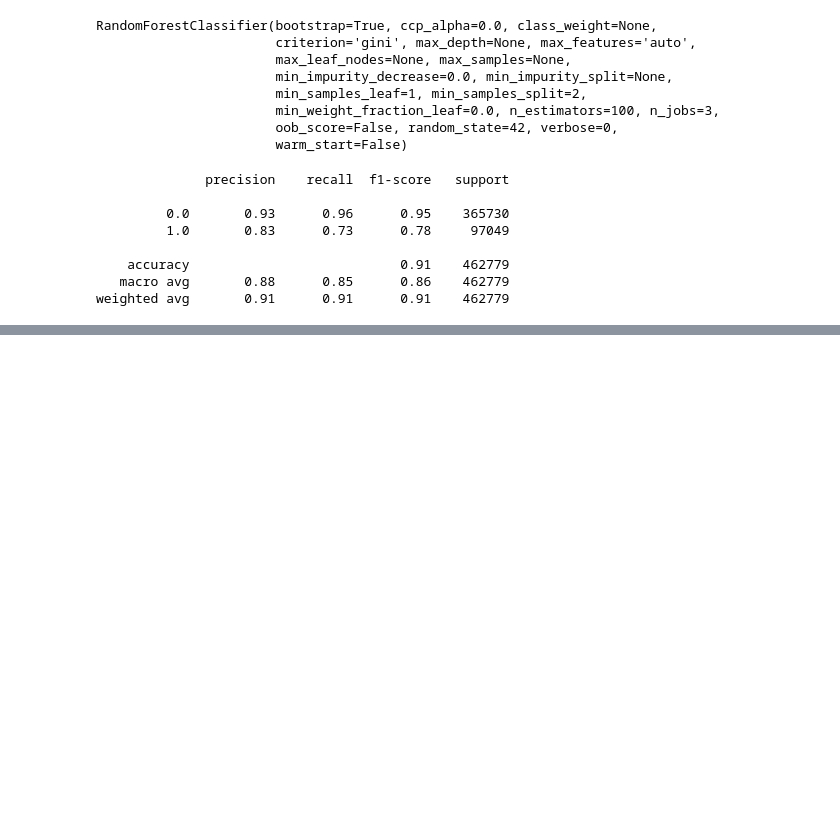
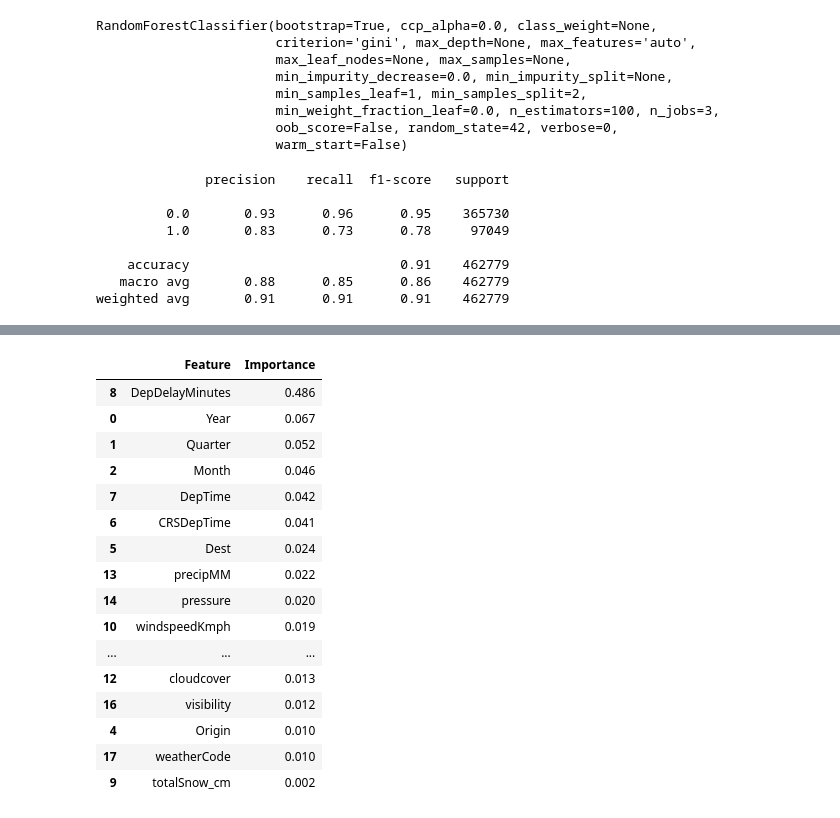
Before and after one commit to MaheshBharadwaj/FlightDelayPrediction, a Jupyter notebook: Classifier.ipynb, the cells around one changed output, grey strips where cells are left out. Saved outputs shown, nothing was run; the diff lists cells and outputs as text; code cells hidden in the pictures; blank space fills up the shorter version.

```diff
--- a/Classifier.ipynb
+++ b/Classifier.ipynb
@@ -291,3 +269,25 @@ Confusion Matrix :
+# %%
+importances = pd.DataFrame({'Feature':X_train.columns,'Importance':np.round(rfc_model.feature_importances_,3)})
+importances = importances.sort_values('Importance',ascending=False)
+importances
+# %% [output]
+|  | Feature | Importance |
+| 8 | DepDelayMinutes | 0.486 |
+| 0 | Year | 0.067 |
+| 1 | Quarter | 0.052 |
+| 2 | Month | 0.046 |
+| 7 | DepTime | 0.042 |
+| 6 | CRSDepTime | 0.041 |
+| 5 | Dest | 0.024 |
+| 13 | precipMM | 0.022 |
+| 14 | pressure | 0.020 |
+| 10 | windspeedKmph | 0.019 |
+| ... | ... | ... |
+| 12 | cloudcover | 0.013 |
+| 16 | visibility | 0.012 |
+| 4 | Origin | 0.010 |
+| 17 | weatherCode | 0.010 |
+| 9 | totalSnow_cm | 0.002 |
 # %%
 logit_roc_auc = roc_auc_score(y_test, rfc_model.predict(X_test))
 fpr, tpr, thresholds = roc_curve(y_test, rfc_model.predict_proba(X_test)[:,1])
```
Also changed, not shown: parts of 14 cells of this notebook.
